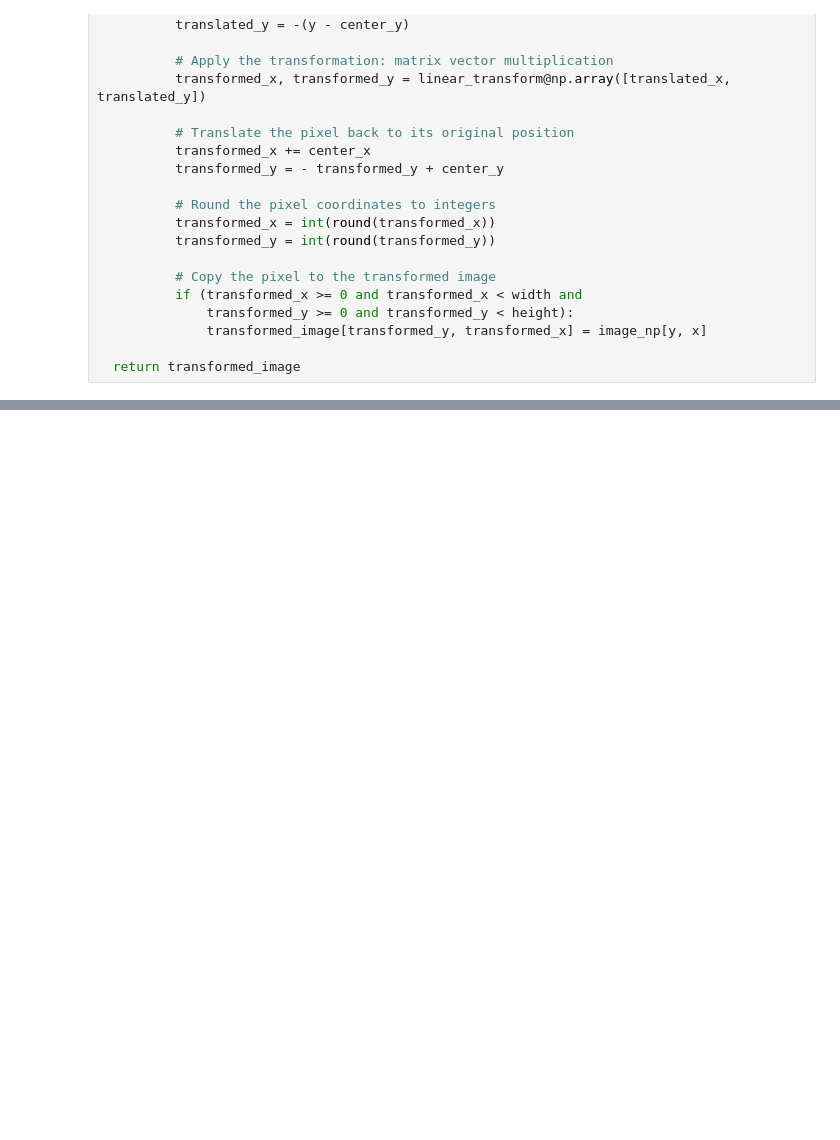
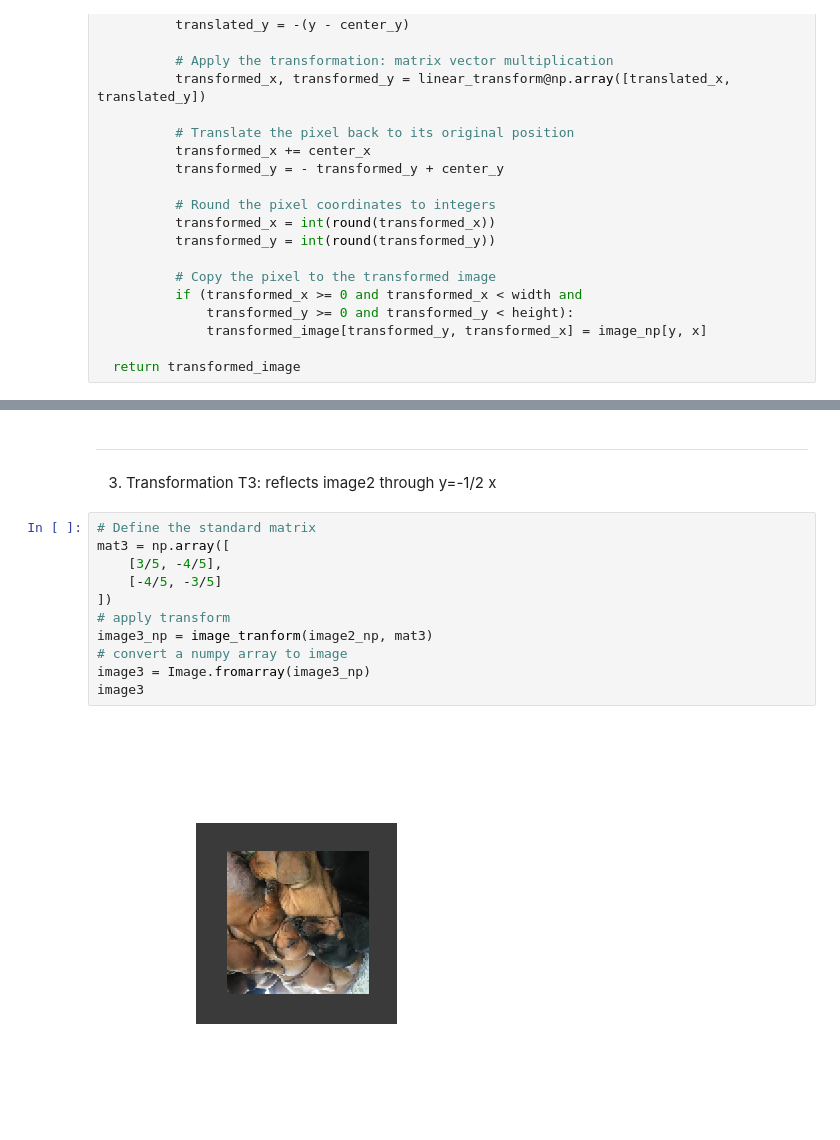
Before and after one commit to dhoangquan1/LinearAlgebraProject, a Jupyter notebook: src/image_transform_pil.ipynb, the cells around one changed output, grey strips where cells are left out. Saved outputs shown, nothing was run; the diff lists cells and outputs as text; blank space fills up the shorter version.

```diff
--- a/src/image_transform_pil.ipynb
+++ b/src/image_transform_pil.ipynb
@@ -72,0 +97,16 @@ The dimension of the image_np is (400, 400, 4)
+# %% [markdown]
+---
+3. Transformation T3: reflects image2 through y=-1/2 x
+# %%
+# Define the standard matrix
+mat3 = np.array([
+    [3/5, -4/5],
+    [-4/5, -3/5]
+])
+# apply transform
+image3_np = image_tranform(image2_np, mat3)
+# convert a numpy array to image
+image3 = Image.fromarray(image3_np)
+image3
+# %% [output]
+[figure, added]
```
Also changed, not shown: parts of 13 cells of this notebook.
